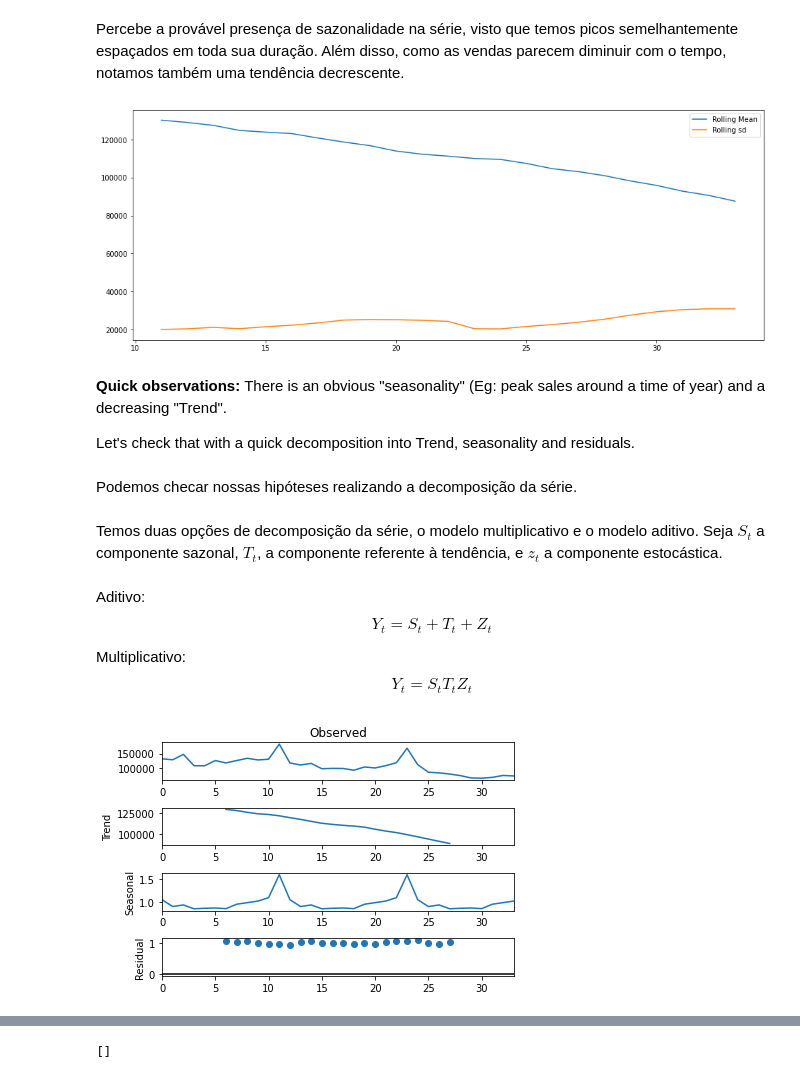
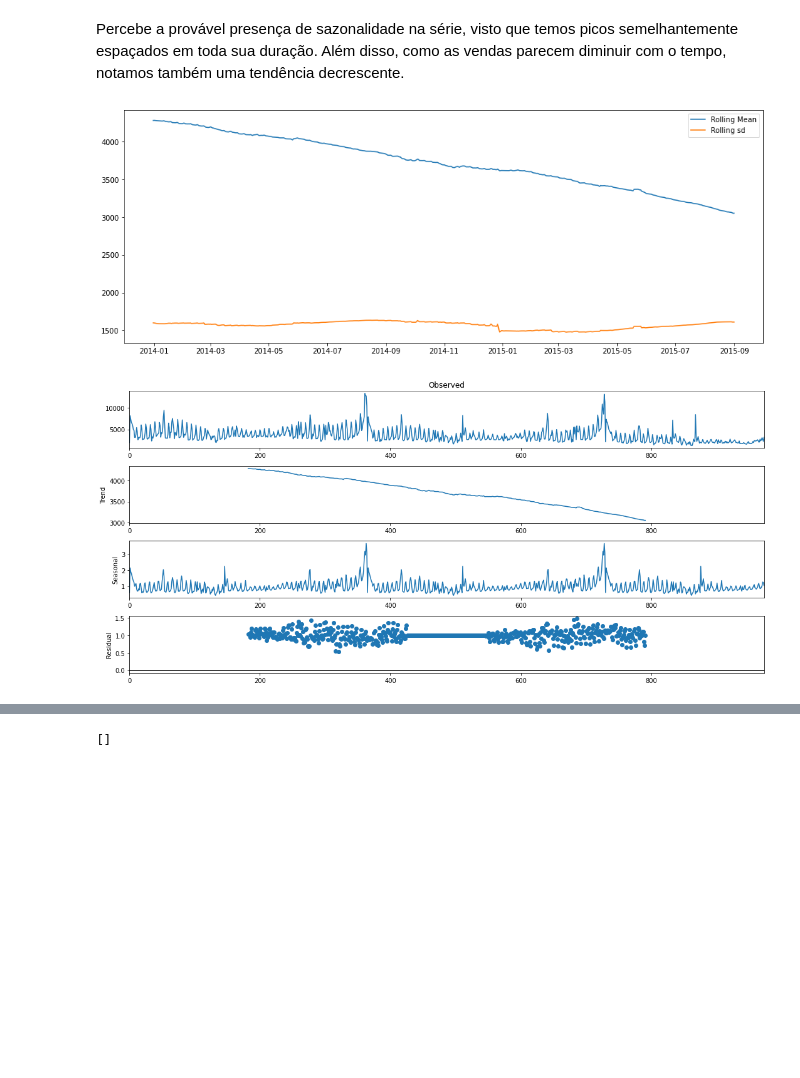
Before and after one commit to derSchmetterling/time_series, a Jupyter notebook: trabalho_ts.ipynb, the cells around one changed output, grey strips where cells are left out. Drawn from its saved outputs; the diff is of its cells as text; code cells hidden in the pictures; blank space fills up the shorter version.

```diff
--- a/trabalho_ts.ipynb
+++ b/trabalho_ts.ipynb
@@ -49,7 +49,8 @@ import seaborn as sns # for prettier plots
 
 
 # TIME SERIES
-from statsmodels.tsa.arima_model import ARIMA
+# from statsmodels.tsa.arima_model import ARIMA
+from statsmodels.tsa.arima.model import ARIMA
 from statsmodels.tsa.statespace.sarimax import SARIMAX
 from pandas.plotting import autocorrelation_plot
 from statsmodels.tsa.stattools import adfuller, acf, pacf,arma_order_select_ic
@@ -62,3 +63,4 @@ import scipy.stats as scs
 # settings
 import warnings
 warnings.filterwarnings("ignore")
+plt.rcParams['figure.figsize'] = [15,7]
@@ -177,7 +150,10 @@ First let's compute the total sales per month and plot that data.
 # %% [markdown]
 Queremos construir um modelo capaz de predizer o total de vendas por mês de toda a companhia.
 # %%
-ts=sales.groupby(["date_block_num"])["item_cnt_day"].sum()
+ts=sales.groupby(by=['date'])["item_cnt_day"].sum()
+teste = ts.iloc[974:]
+ts = ts.iloc[:-60]
+
 ts.astype('float')
 plt.figure(figsize=(16,8))
 plt.title('Total de Vendas')
@@ -190,38 +166,20 @@ plt.plot(ts);
 Percebe a provável presença de sazonalidade na série, visto que temos picos semelhantemente espaçados em toda sua duração. Além disso, como as vendas parecem diminuir com o tempo, notamos também uma tendência decrescente.
 # %%
 plt.figure(figsize=(16,6))
-plt.plot(ts.rolling(window=12,center=False).mean(),label='Rolling Mean');
-plt.plot(ts.rolling(window=12,center=False).std(),label='Rolling sd');
+w=365
+plt.plot(ts.rolling(window=w,center=False).mean(),label='Rolling Mean');
+plt.plot(ts.rolling(window=w,center=False).std(),label='Rolling sd');
 plt.legend();
 # %% [output]
-[figure, old version]
+[figure, new version]
-# %% [markdown]
-**Quick observations:**
-There is an obvious "seasonality" (Eg: peak sales around a time of year) and a decreasing "Trend".
-
-Let's check that with a quick decomposition into Trend, seasonality and residuals.
-# %% [markdown]
-Podemos checar nossas hipóteses realizando a decomposição da série.
-# %% [markdown]
-Temos duas opções de decomposição da série, o modelo multiplicativo e o modelo aditivo. Seja $S_{t}$ a componente sazonal, $T_t$, a componente referente à tendência, e $z_{t}$ a componente estocástica.
-# %% [markdown]
-Aditivo:
-$$
-Y_{t} = S_{t} + T_{t} + Z_{t}
-$$
-
-Multiplicativo:
-$$
-Y_{t} = S_{t}T_{t}Z_{t}
-$$
 # %%
-import statsmodels.api as sm
+
 # multiplicative
-res = sm.tsa.seasonal_decompose(ts.values,period=12,model="multiplicative")
+resm = sm.tsa.seasonal_decompose(ts.values,period=365,model="multiplicative")
 #plt.figure(figsize=(16,12))
-fig = res.plot()
-#fig.show()
+fig = resm.plot()
+fig.show()
 # %% [output]
-[figure, old version]
+[figure, new version]
 # %%
 # Additive model
```
Also changed, not shown: parts of 51 cells of this notebook, 1 other file.
